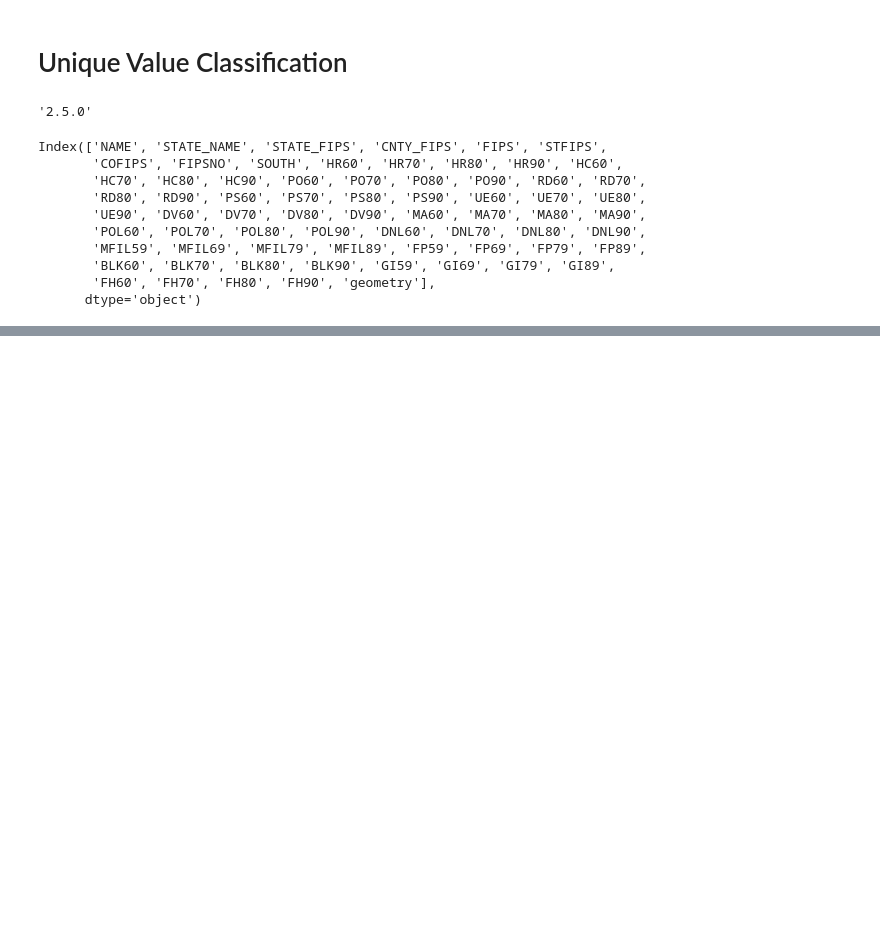
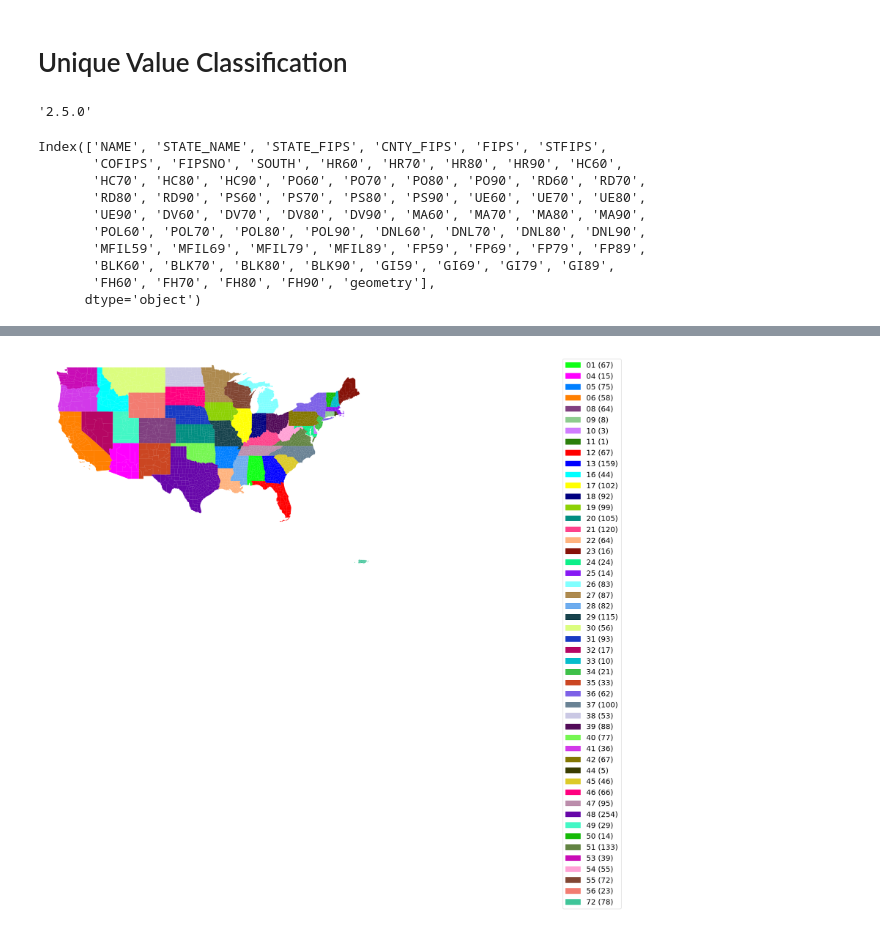
Before and after one commit to pysal/mapclassify, a Jupyter notebook: notebooks/07_unique.ipynb, the cells around one changed output, grey strips where cells are left out. Cells and saved outputs as stored; diff of their text form; code cells hidden in the pictures; blank space fills up the shorter version.

```diff
--- a/notebooks/07_unique.ipynb
+++ b/notebooks/07_unique.ipynb
@@ -564,0 +99,4 @@ Note that the quintiles for the first period, by definition, contain all the val
+# %%
+unique_value_choropleth(us, 'STATEFP')
+# %% [output]
+[figure, added]
```
Also changed, not shown: parts of 63 cells of this notebook.
